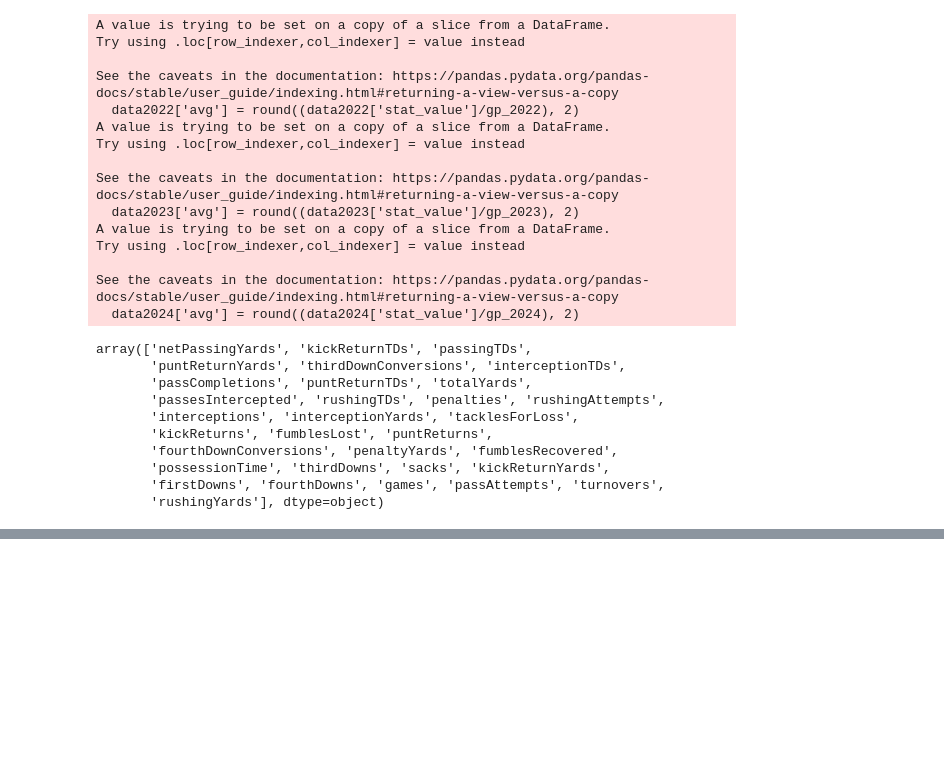
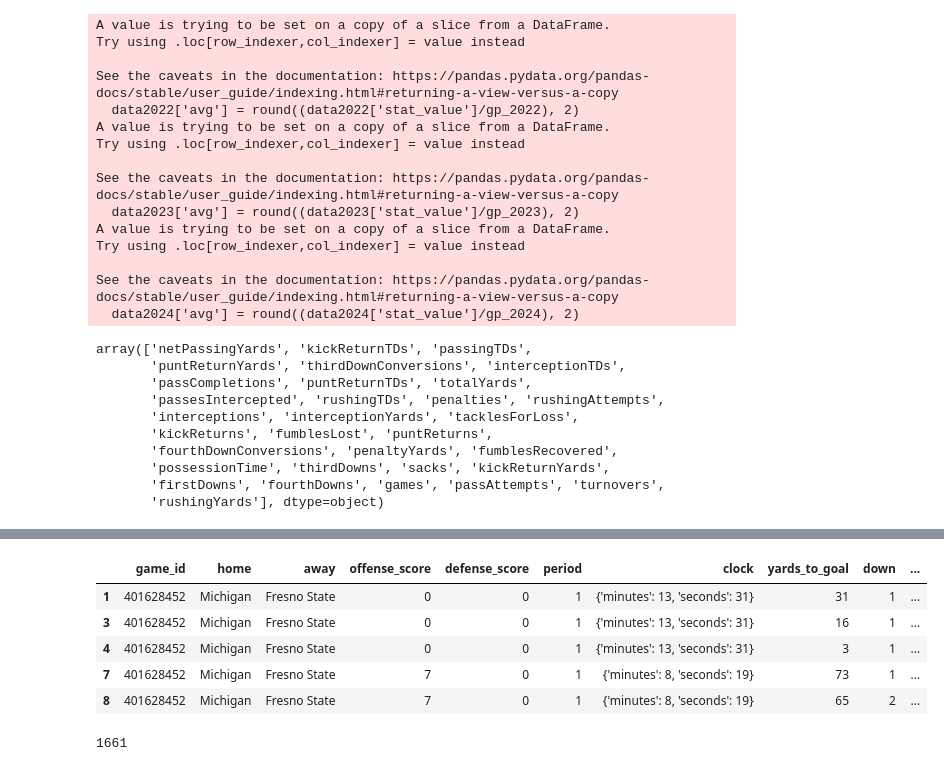
Before and after one commit to NickThomasCode/PythonProjects, a Jupyter notebook: michStats/stats.ipynb, the cells around one changed output, grey strips where cells are left out. Cells and saved outputs as stored; diff of their text form; code cells hidden in the pictures; blank space fills up the shorter version.

```diff
--- a/michStats/stats.ipynb
+++ b/michStats/stats.ipynb
@@ -183,0 +257,14 @@ plt.savefig('average_stats_by_season.png', format='png')  # Saves as a PNG file
+# %%
+data = data[data['play_type'] == 'Rush']
+data.head()
+# %% [output]
+|  | game_id | home | away | offense_score | defense_score | period | clock | yards_to_goal | down | ... |
+| 1 | 401628452 | Michigan | Fresno State | 0 | 0 | 1 | {'minutes': 13, 'seconds': 31} | 31 | 1 | ... |
+| 3 | 401628452 | Michigan | Fresno State | 0 | 0 | 1 | {'minutes': 13, 'seconds': 31} | 16 | 1 | ... |
+| 4 | 401628452 | Michigan | Fresno State | 0 | 0 | 1 | {'minutes': 13, 'seconds': 31} | 3 | 1 | ... |
+| 7 | 401628452 | Michigan | Fresno State | 7 | 0 | 1 | {'minutes': 8, 'seconds': 19} | 73 | 1 | ... |
+| 8 | 401628452 | Michigan | Fresno State | 7 | 0 | 1 | {'minutes': 8, 'seconds': 19} | 65 | 2 | ... |
+# %%
+data['yards_gained'].sum()
+# %% [output]
+1661
```
Also changed, not shown: parts of 10 cells of this notebook, 2 other files.
